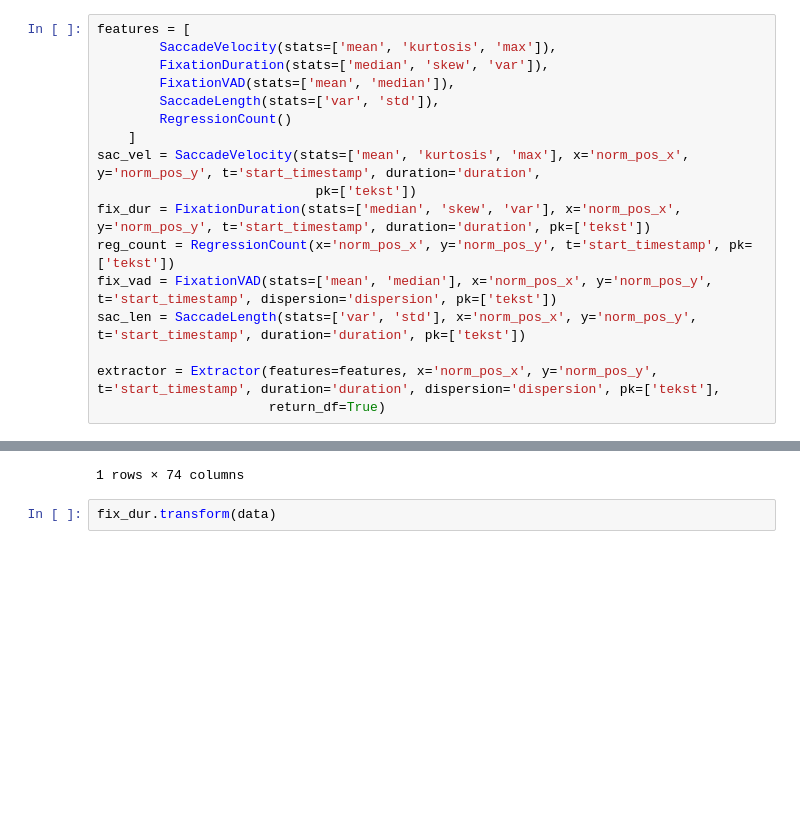
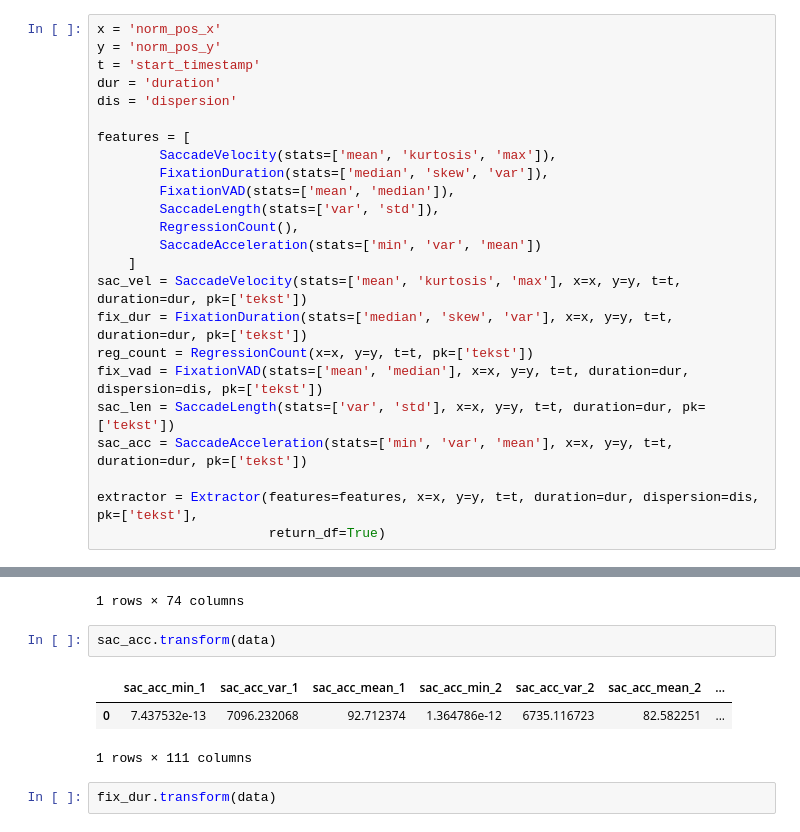
Before and after one commit to hse-scila/EyeFeatures, a Jupyter notebook: eyetracking/features/test.ipynb, the cells around one changed output, grey strips where cells are left out. Cells and saved outputs as stored; diff of their text form; blank space fills up the shorter version.

Commit message:
Adding saccade acceleration

```diff
--- a/eyetracking/features/test.ipynb
+++ b/eyetracking/features/test.ipynb
@@ -7,21 +7,28 @@ from extractor import Extractor
 # %%
 data = pd.concat([pd.read_excel('itog_fix_1.xlsx'), pd.read_excel('itog_fix_2.xlsx')], axis=0)
 # %%
+x = 'norm_pos_x'
+y = 'norm_pos_y'
+t = 'start_timestamp'
+dur = 'duration'
+dis = 'dispersion'
+
 features = [
         SaccadeVelocity(stats=['mean', 'kurtosis', 'max']),
         FixationDuration(stats=['median', 'skew', 'var']),
         FixationVAD(stats=['mean', 'median']),
         SaccadeLength(stats=['var', 'std']),
-        RegressionCount()
+        RegressionCount(),
+        SaccadeAcceleration(stats=['min', 'var', 'mean'])
     ]
-sac_vel = SaccadeVelocity(stats=['mean', 'kurtosis', 'max'], x='norm_pos_x', y='norm_pos_y', t='start_timestamp', duration='duration',
-                            pk=['tekst'])
-fix_dur = FixationDuration(stats=['median', 'skew', 'var'], x='norm_pos_x', y='norm_pos_y', t='start_timestamp', duration='duration', pk=['tekst'])
-reg_count = RegressionCount(x='norm_pos_x', y='norm_pos_y', t='start_timestamp', pk=['tekst'])
-fix_vad = FixationVAD(stats=['mean', 'median'], x='norm_pos_x', y='norm_pos_y', t='start_timestamp', dispersion='dispersion', pk=['tekst'])
-sac_len = SaccadeLength(stats=['var', 'std'], x='norm_pos_x', y='norm_pos_y', t='start_timestamp', duration='duration', pk=['tekst'])
+sac_vel = SaccadeVelocity(stats=['mean', 'kurtosis', 'max'], x=x, y=y, t=t, duration=dur, pk=['tekst'])
+fix_dur = FixationDuration(stats=['median', 'skew', 'var'], x=x, y=y, t=t, duration=dur, pk=['tekst'])
+reg_count = RegressionCount(x=x, y=y, t=t, pk=['tekst'])
+fix_vad = FixationVAD(stats=['mean', 'median'], x=x, y=y, t=t, duration=dur,  dispersion=dis, pk=['tekst'])
+sac_len = SaccadeLength(stats=['var', 'std'], x=x, y=y, t=t, duration=dur, pk=['tekst'])
+sac_acc = SaccadeAcceleration(stats=['min', 'var', 'mean'], x=x, y=y, t=t, duration=dur, pk=['tekst'])
 
-extractor = Extractor(features=features, x='norm_pos_x', y='norm_pos_y', t='start_timestamp', duration='duration', dispersion='dispersion', pk=['tekst'],
+extractor = Extractor(features=features, x=x, y=y, t=t, duration=dur, dispersion=dis, pk=['tekst'],
                       return_df=True)
 # %%
 sac_len.transform(data)
@@ -29,6 +36,12 @@ sac_len.transform(data)
 |  | sac_len_var_1 | sac_len_std_1 | sac_len_var_2 | sac_len_std_2 | sac_len_var_3 | sac_len_std_3 | ... |
 | 0 | 0.0086 | 0.092735 | 0.006856 | 0.0828 | 0.008787 | 0.093741 | ... |
 1 rows × 74 columns
+# %%
+sac_acc.transform(data)
+# %% [output]
+|  | sac_acc_min_1 | sac_acc_var_1 | sac_acc_mean_1 | sac_acc_min_2 | sac_acc_var_2 | sac_acc_mean_2 | ... |
+| 0 | 7.437532e-13 | 7096.232068 | 92.712374 | 1.364786e-12 | 6735.116723 | 82.582251 | ... |
+1 rows × 111 columns
 # %%
 fix_dur.transform(data)
 # %% [output]
```
Also changed, not shown: parts of 10 cells of this notebook, 2 other files.
